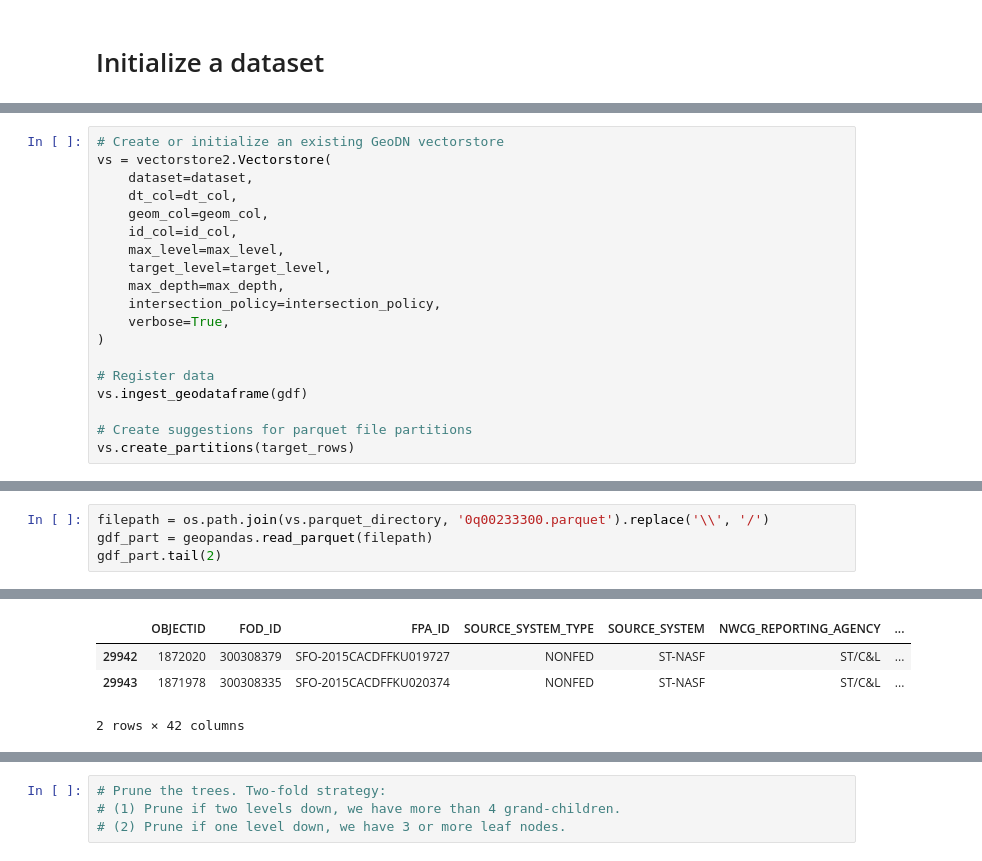
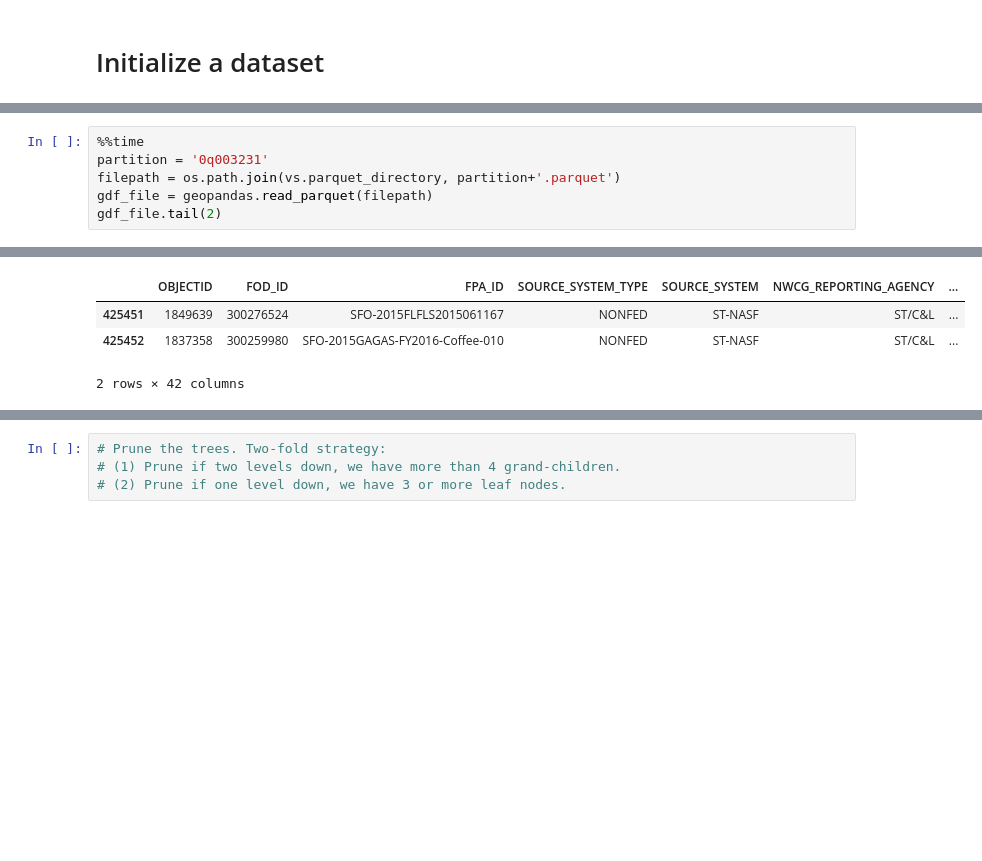
Before and after one commit to IBM/tensorlakehouse, a Jupyter notebook: examples/upload_vectorstore.ipynb, the cells around one changed output, grey strips where cells are left out. Saved outputs shown, nothing was run; the diff lists cells and outputs as text; blank space fills up the shorter version.

```diff
--- a/examples/upload_vectorstore.ipynb
+++ b/examples/upload_vectorstore.ipynb
@@ -151,19 +151,0 @@ target_rows = 50000
-# %%
-# Create or initialize an existing GeoDN vectorstore
-vs = vectorstore2.Vectorstore(
-    dataset=dataset,
-    dt_col=dt_col,
-    geom_col=geom_col,
-    id_col=id_col,
-    max_level=max_level,
-    target_level=target_level,
-    max_depth=max_depth,
-    intersection_policy=intersection_policy,
-    verbose=True,
-)
-
-# Register data
-vs.ingest_geodataframe(gdf)
-
-# Create suggestions for parquet file partitions
-vs.create_partitions(target_rows)
@@ -233,5 +289,7 @@ Wall time: 16.7 s
 # %%
-filepath = os.path.join(vs.parquet_directory, '0q00233300.parquet').replace('\\', '/')
-gdf_part = geopandas.read_parquet(filepath)
-gdf_part.tail(2)
+%%time
+partition = '0q003231'
+filepath = os.path.join(vs.parquet_directory, partition+'.parquet')
+gdf_file = geopandas.read_parquet(filepath)
+gdf_file.tail(2)
 # %% [output]
@@ -238,4 +298,4 @@ gdf_part.tail(2)
 |  | OBJECTID | FOD_ID | FPA_ID | SOURCE_SYSTEM_TYPE | SOURCE_SYSTEM | NWCG_REPORTING_AGENCY | ... |
-| 29942 | 1872020 | 300308379 | SFO-2015CACDFFKU019727 | NONFED | ST-NASF | ST/C&L | ... |
-| 29943 | 1871978 | 300308335 | SFO-2015CACDFFKU020374 | NONFED | ST-NASF | ST/C&L | ... |
+| 425451 | 1849639 | 300276524 | SFO-2015FLFLS2015061167 | NONFED | ST-NASF | ST/C&L | ... |
+| 425452 | 1837358 | 300259980 | SFO-2015GAGAS-FY2016-Coffee-010 | NONFED | ST-NASF | ST/C&L | ... |
-2 rows × 42 columns
+2 rows × 42 columns
```
Also changed, not shown: parts of 87 cells of this notebook, 1 other file.
